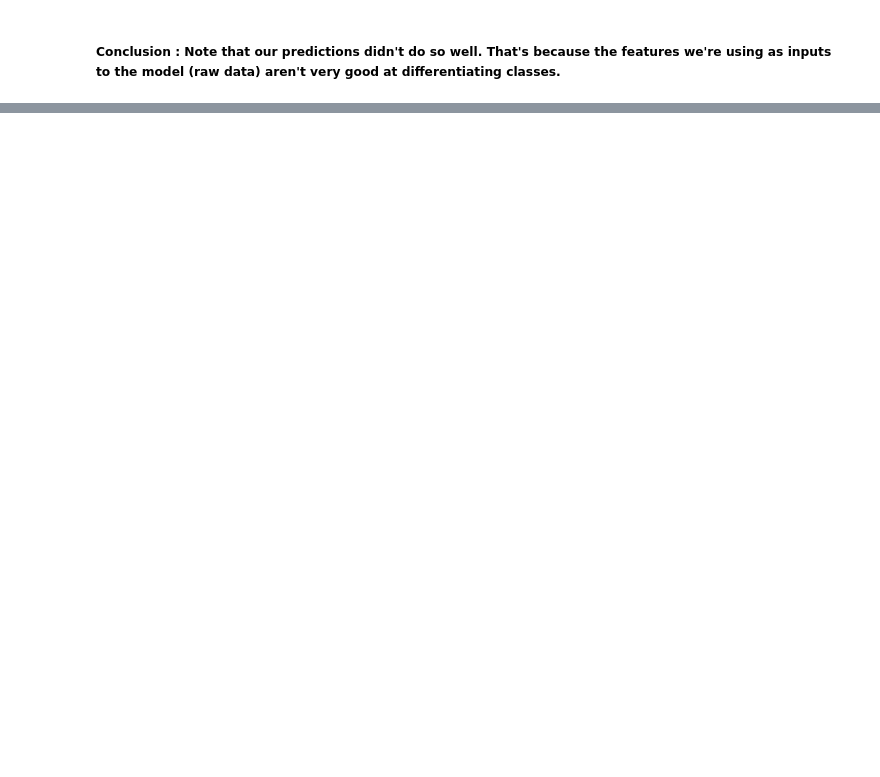
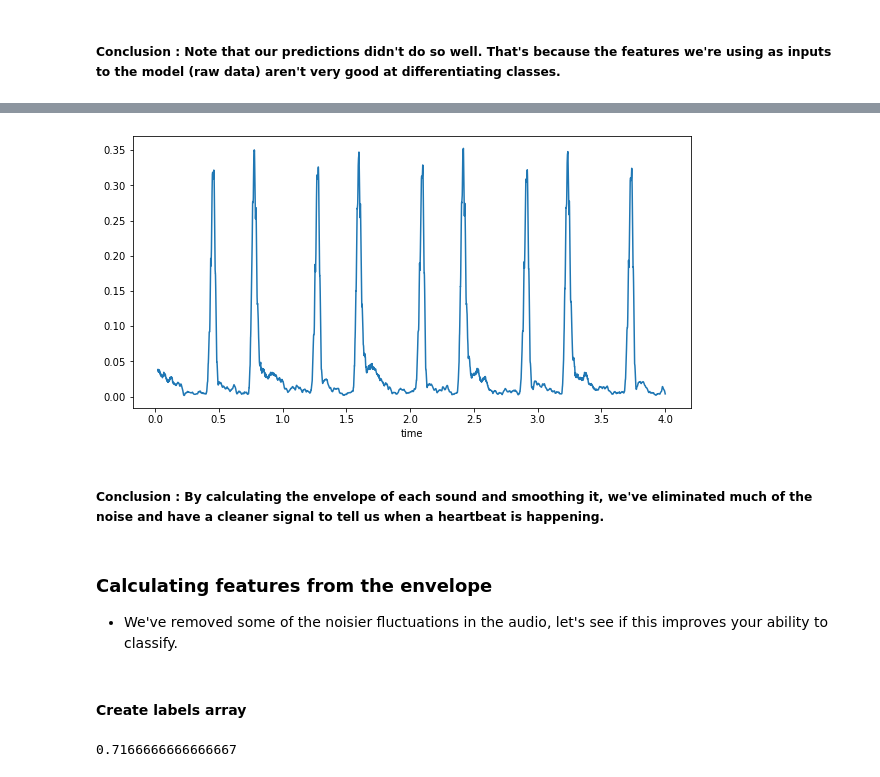
Before and after one commit to naikshubham/Forecasting-using-Python, a Jupyter notebook: ML-for-Time-Series-Data/code/ML for Time Series Data.ipynb, the cells around one changed output, grey strips where cells are left out. Saved outputs shown, nothing was run; the diff lists cells and outputs as text; code cells hidden in the pictures; blank space fills up the shorter version.

```diff
--- a/ML-for-Time-Series-Data/code/ML for Time Series Data.ipynb
+++ b/ML-for-Time-Series-Data/code/ML for Time Series Data.ipynb
@@ -220,0 +257,16 @@ print(sum(predictions == y_test.squeeze()) / len(y_test))
+# %%
+# Smooth by applying a rolling mean
+audio_rectified_smooth = audio_rectified.rolling(50).mean()
+
+# Plot the result
+audio_rectified_smooth[0].plot(figsize=(10, 5))
+plt.show()
+# %% [output]
+[figure, added]
+# %% [markdown]
+##### Conclusion : By calculating the envelope of each sound and smoothing it, we've eliminated much of the noise and have a cleaner signal to tell us when a heartbeat is happening.
+# %% [markdown]
+### Calculating features from the envelope
+-  We've removed some of the noisier fluctuations in the audio, let's see if this improves your ability to classify.
+# %% [markdown]
+#### Create labels array
@@ -220,0 +279,16 @@ print(sum(predictions == y_test.squeeze()) / len(y_test))
+# %%
+# Calculate stats
+means = np.mean(audio_rectified_smooth, axis=0)
+stds = np.std(audio_rectified_smooth, axis=0)
+maxs = np.max(audio_rectified_smooth, axis=0)
+
+# Create the X and y arrays
+X = np.column_stack([means, stds, maxs])
+y = labels.reshape([-1, 1])
+
+# Fit the model and score on testing data
+from sklearn.model_selection import cross_val_score
+percent_score = cross_val_score(model, X, y, cv=5)
+print(np.mean(percent_score))
+# %% [output]
+0.7166666666666667
```
Also changed, not shown: parts of 11 cells of this notebook, 12 other files.
